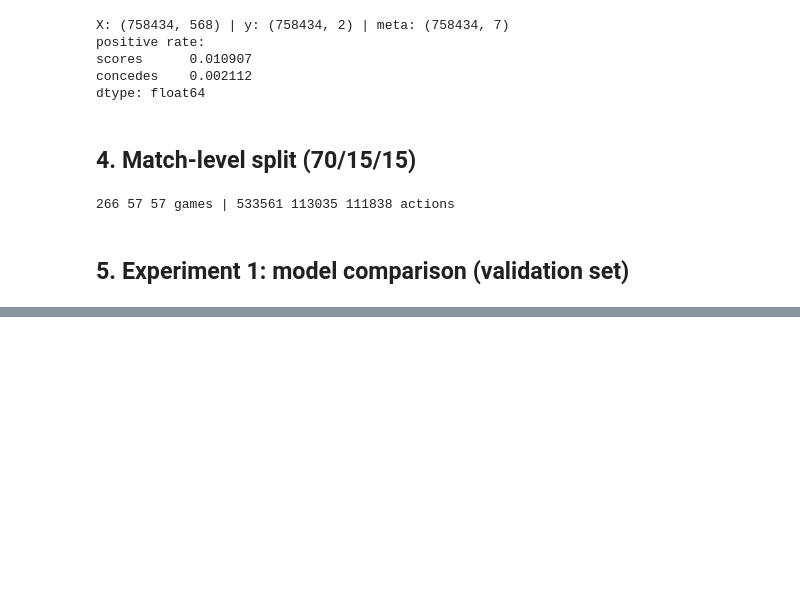
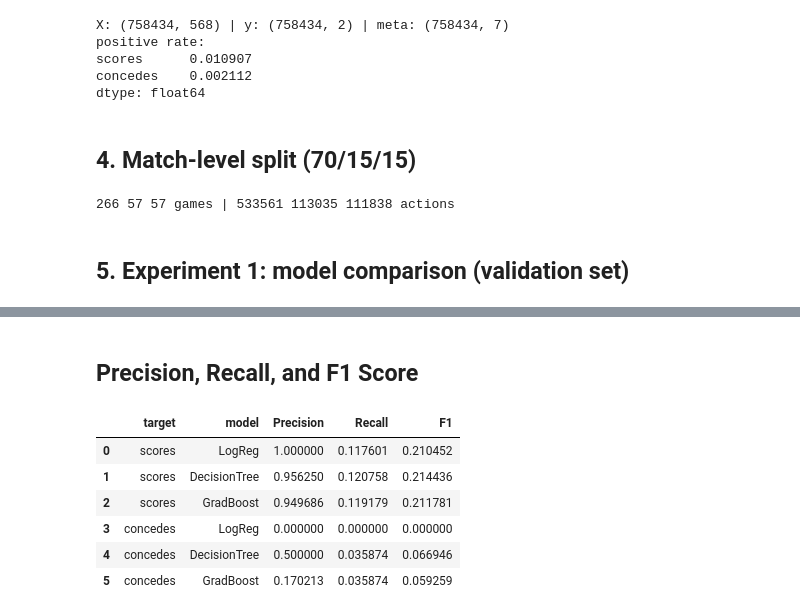
Before and after one commit to koushikvasa-code/soccer-action-valuation, a Jupyter notebook: soccer_action_valuation.ipynb, the cells around one changed output, grey strips where cells are left out. Drawn from its saved outputs; the diff is of its cells as text; code cells hidden in the pictures; blank space fills up the shorter version.

```diff
--- a/soccer_action_valuation.ipynb
+++ b/soccer_action_valuation.ipynb
@@ -249,0 +250,28 @@ val_results
+# %% [markdown]
+## Precision, Recall, and F1 Score
+# %%
+from sklearn.metrics import precision_score, recall_score, f1_score
+
+classification_rows = []
+for (target, name), model in models.items():
+    p = model.predict_proba(X_va)[:, 1]
+    y_pred = (p >= 0.5).astype(int)
+
+    classification_rows.append({
+        "target": target,
+        "model": name,
+        "Precision": precision_score(y_va[target], y_pred, zero_division=0),
+        "Recall": recall_score(y_va[target], y_pred, zero_division=0),
+        "F1": f1_score(y_va[target], y_pred, zero_division=0)
+    })
+
+results = pd.DataFrame(classification_rows)
+results
+# %% [output]
+|  | target | model | Precision | Recall | F1 |
+| 0 | scores | LogReg | 1.000000 | 0.117601 | 0.210452 |
+| 1 | scores | DecisionTree | 0.956250 | 0.120758 | 0.214436 |
+| 2 | scores | GradBoost | 0.949686 | 0.119179 | 0.211781 |
+| 3 | concedes | LogReg | 0.000000 | 0.000000 | 0.000000 |
+| 4 | concedes | DecisionTree | 0.500000 | 0.035874 | 0.066946 |
+| 5 | concedes | GradBoost | 0.170213 | 0.035874 | 0.059259 |
```
Also changed, not shown: parts of 12 cells of this notebook.
